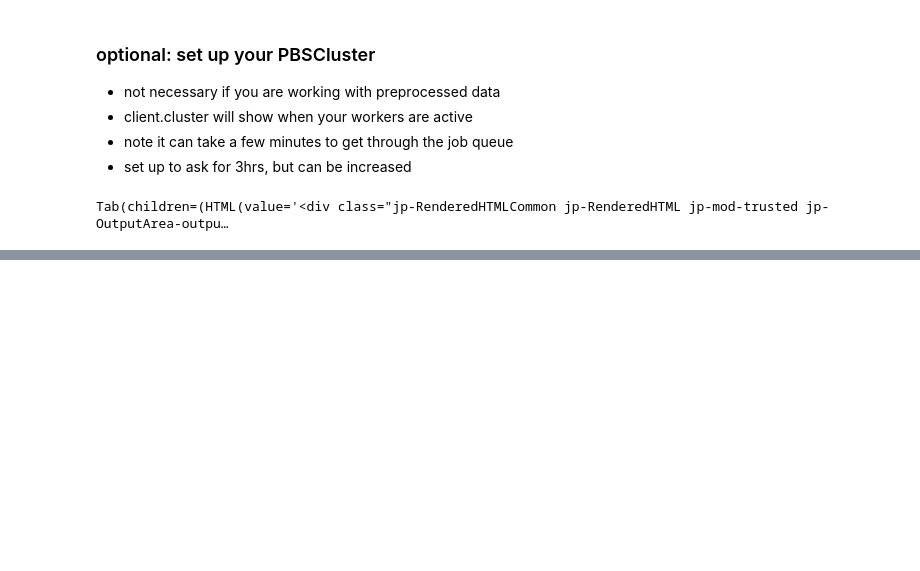
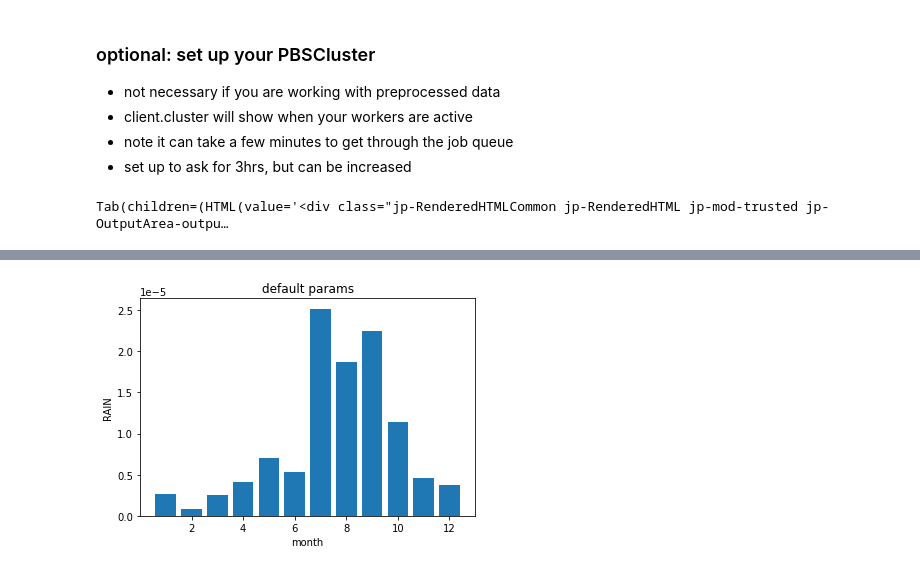
Before and after one commit to djk2120/ppe_tools, a Jupyter notebook: analysis/mpj.ipynb, the cells around one changed output, grey strips where cells are left out. Cells and saved outputs as stored; diff of their text form; code cells hidden in the pictures; blank space fills up the shorter version.

```diff
--- a/analysis/mpj.ipynb
+++ b/analysis/mpj.ipynb
@@ -88,0 +150,8 @@ plotter(x)
+# %%
+seas = ds.RAIN.groupby('time.month').mean().compute()
+plt.bar(1+np.arange(12),seas)
+plt.xlabel('month')
+plt.ylabel('RAIN')
+plt.title('default params');
+# %% [output]
+[figure, added]
```
Also changed, not shown: parts of 12 cells of this notebook.
